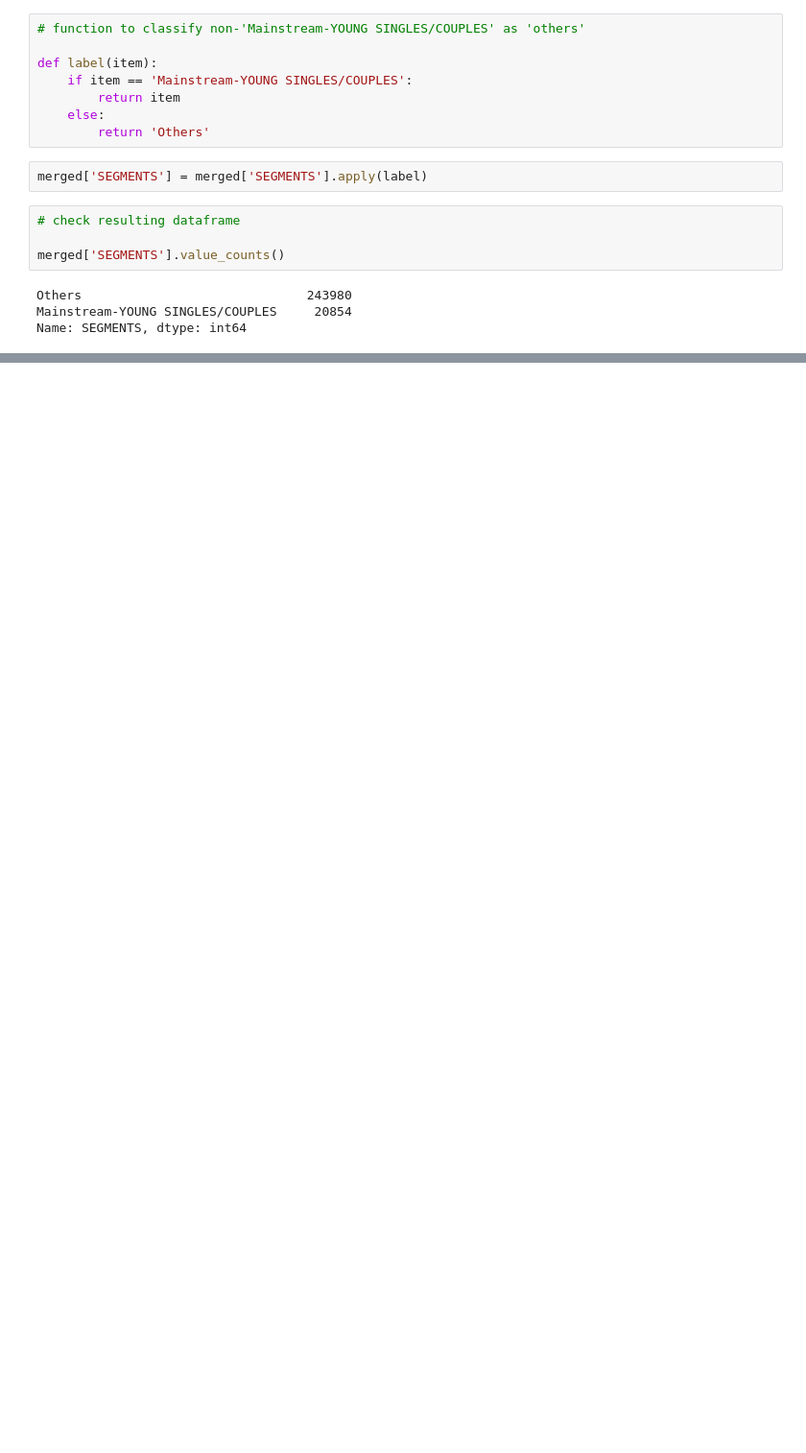
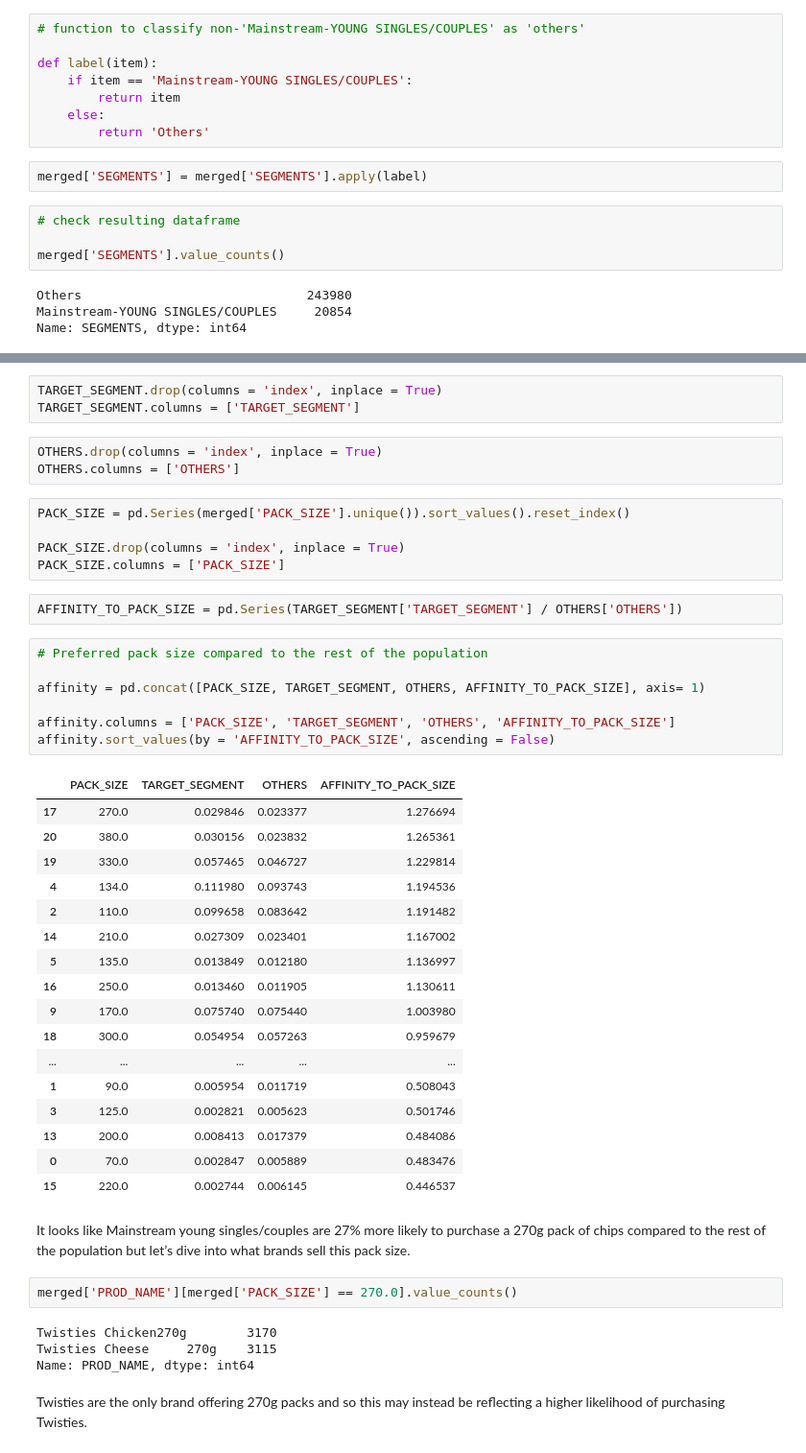
Before and after one commit to Solihin-k/Quantium-Data-Analytics, a Jupyter notebook: Task_1.ipynb, the cells around one changed output, grey strips where cells are left out. Shown: that part at 96% size. Drawn from its saved outputs; the diff is of its cells as text; blank space fills up the shorter version.

```diff
--- a/Task_1.ipynb
+++ b/Task_1.ipynb
@@ -976,0 +1039,48 @@ As for packaging size, Mainstream-YOUNG SINGLES/COUPLES customer tend to prefer
+# %%
+TARGET_SEGMENT.drop(columns = 'index', inplace = True)
+TARGET_SEGMENT.columns = ['TARGET_SEGMENT']
+# %%
+OTHERS.drop(columns = 'index', inplace = True)
+OTHERS.columns = ['OTHERS']
+# %%
+PACK_SIZE = pd.Series(merged['PACK_SIZE'].unique()).sort_values().reset_index()
+
+PACK_SIZE.drop(columns = 'index', inplace = True)
+PACK_SIZE.columns = ['PACK_SIZE']
+# %%
+AFFINITY_TO_PACK_SIZE = pd.Series(TARGET_SEGMENT['TARGET_SEGMENT'] / OTHERS['OTHERS'])
+# %%
+# Preferred pack size compared to the rest of the population
+
+affinity = pd.concat([PACK_SIZE, TARGET_SEGMENT, OTHERS, AFFINITY_TO_PACK_SIZE], axis= 1)
+
+affinity.columns = ['PACK_SIZE', 'TARGET_SEGMENT', 'OTHERS', 'AFFINITY_TO_PACK_SIZE']
+affinity.sort_values(by = 'AFFINITY_TO_PACK_SIZE', ascending = False)
+# %% [output]
+|  | PACK_SIZE | TARGET_SEGMENT | OTHERS | AFFINITY_TO_PACK_SIZE |
+| 17 | 270.0 | 0.029846 | 0.023377 | 1.276694 |
+| 20 | 380.0 | 0.030156 | 0.023832 | 1.265361 |
+| 19 | 330.0 | 0.057465 | 0.046727 | 1.229814 |
+| 4 | 134.0 | 0.111980 | 0.093743 | 1.194536 |
+| 2 | 110.0 | 0.099658 | 0.083642 | 1.191482 |
+| 14 | 210.0 | 0.027309 | 0.023401 | 1.167002 |
+| 5 | 135.0 | 0.013849 | 0.012180 | 1.136997 |
+| 16 | 250.0 | 0.013460 | 0.011905 | 1.130611 |
+| 9 | 170.0 | 0.075740 | 0.075440 | 1.003980 |
+| 18 | 300.0 | 0.054954 | 0.057263 | 0.959679 |
+| ... | ... | ... | ... | ... |
+| 1 | 90.0 | 0.005954 | 0.011719 | 0.508043 |
+| 3 | 125.0 | 0.002821 | 0.005623 | 0.501746 |
+| 13 | 200.0 | 0.008413 | 0.017379 | 0.484086 |
+| 0 | 70.0 | 0.002847 | 0.005889 | 0.483476 |
+| 15 | 220.0 | 0.002744 | 0.006145 | 0.446537 |
+# %% [markdown]
+It looks like Mainstream young singles/couples are 27% more likely to purchase a 270g pack of chips compared to the rest of the population but let’s dive into what brands sell this pack size.
+# %%
+merged['PROD_NAME'][merged['PACK_SIZE'] == 270.0].value_counts()
+# %% [output]
+Twisties Chicken270g        3170
+Twisties Cheese     270g    3115
+Name: PROD_NAME, dtype: int64
+# %% [markdown]
+Twisties are the only brand offering 270g packs and so this may instead be reflecting a higher likelihood of purchasing Twisties.
```
Also changed, not shown: parts of 63 cells of this notebook.
